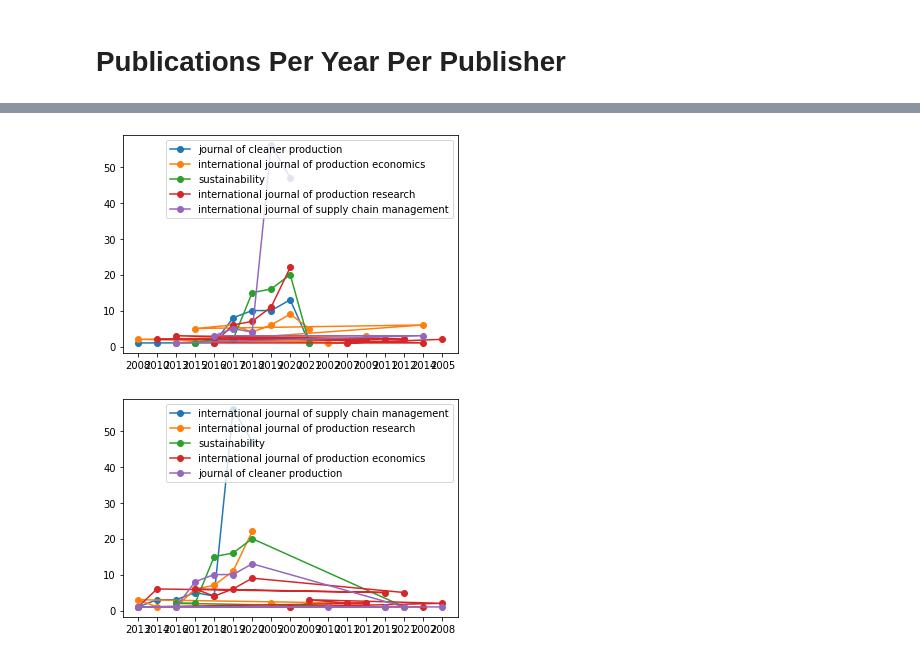
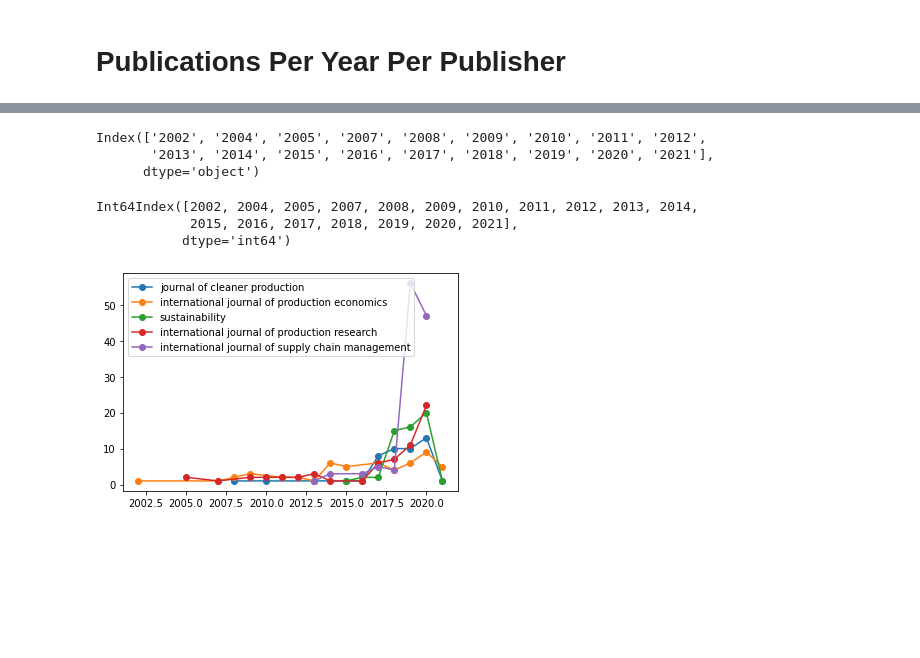
Before and after one commit to SokKanaTorajd/crawlmend-visualization, a Jupyter notebook: visualization.ipynb, the cells around one changed output, grey strips where cells are left out. Cells and saved outputs as stored; diff of their text form; code cells hidden in the pictures; blank space fills up the shorter version.

Commit message:
[EDIT] graphic no.3 is resolved

```diff
--- a/visualization.ipynb
+++ b/visualization.ipynb
@@ -307,26 +307,24 @@ def SerToArr(series):
+# %%
+dd_df.index
+# %% [output]
+Index(['2002', '2004', '2005', '2007', '2008', '2009', '2010', '2011', '2012',
+       '2013', '2014', '2015', '2016', '2017', '2018', '2019', '2020', '2021'],
+      dtype='object')
+# %%
+# change index's data type into int
+dd_df.index = dd_df.index.astype(int)
+dd_df.index
+# %% [output]
+Int64Index([2002, 2004, 2005, 2007, 2008, 2009, 2010, 2011, 2012, 2013, 2014,
+            2015, 2016, 2017, 2018, 2019, 2020, 2021],
+           dtype='int64')
 # %%
 for i in range(5, len(dd_df.columns)):
-    series = pd.Series(dd_df[dd_df.columns[i]])
-    plt.plot(*SerToArr(series.dropna()), linestyle='-', marker='o', label=dd_df.columns[i])
+#     series = pd.Series(dd_df[dd_df.columns[i]].dropna())
+#     plt.plot(*SerToArr(series), linestyle='-', marker='o', label=dd_df.columns[i])
+    plt.plot(dd_df[dd_df.columns[i]].dropna(), linestyle='-', marker='o', label=dd_df.columns[i])
 
-plt.legend()
+plt.legend(loc='upper left')
 plt.show()
 # %% [output]
-[figure, old version]
+[figure, new version]
-# %%
-series1 = pd.Series(dd_df[dd_df.columns[9]])
-series2 = pd.Series(dd_df[dd_df.columns[8]])
-series3 = pd.Series(dd_df[dd_df.columns[7]])
-series4 = pd.Series(dd_df[dd_df.columns[6]])
-series5 = pd.Series(dd_df[dd_df.columns[5]])
-
-plt.plot(*SerToArr(series1.dropna()), linestyle='-', marker='o', label=dd_df.columns[9])
-plt.plot(*SerToArr(series2.dropna()), linestyle='-', marker='o', label=dd_df.columns[8])
-plt.plot(*SerToArr(series3.dropna()), linestyle='-', marker='o', label=dd_df.columns[7])
-plt.plot(*SerToArr(series4.dropna()), linestyle='-', marker='o', label=dd_df.columns[6])
-plt.plot(*SerToArr(series5.dropna()), linestyle='-', marker='o', label=dd_df.columns[5])
-
-plt.legend()
-plt.show()
-# %% [output]
-[figure, removed]
```
Also changed, not shown: parts of 2 cells of this notebook.
